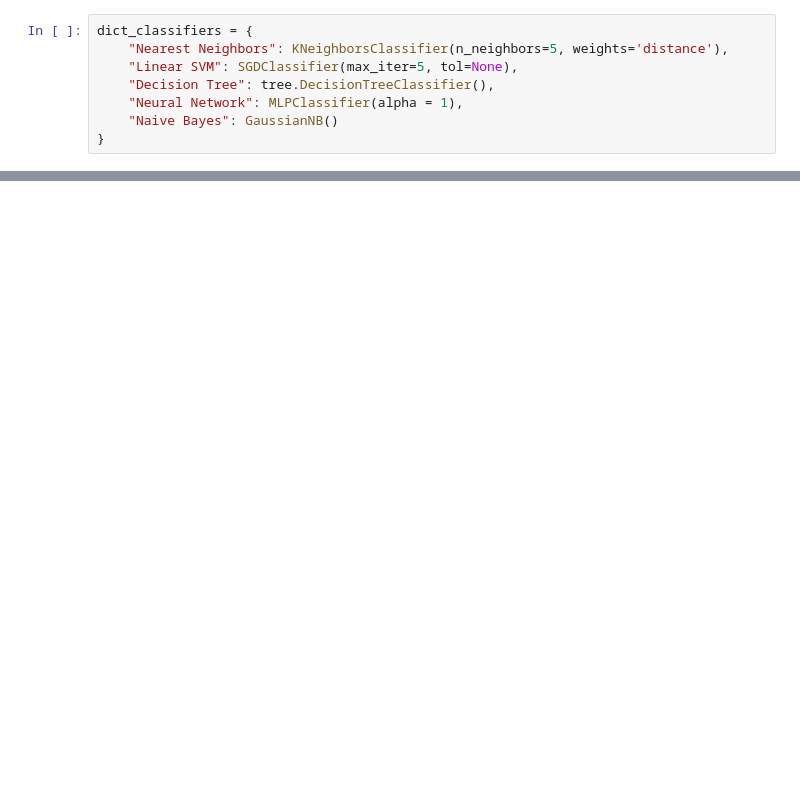
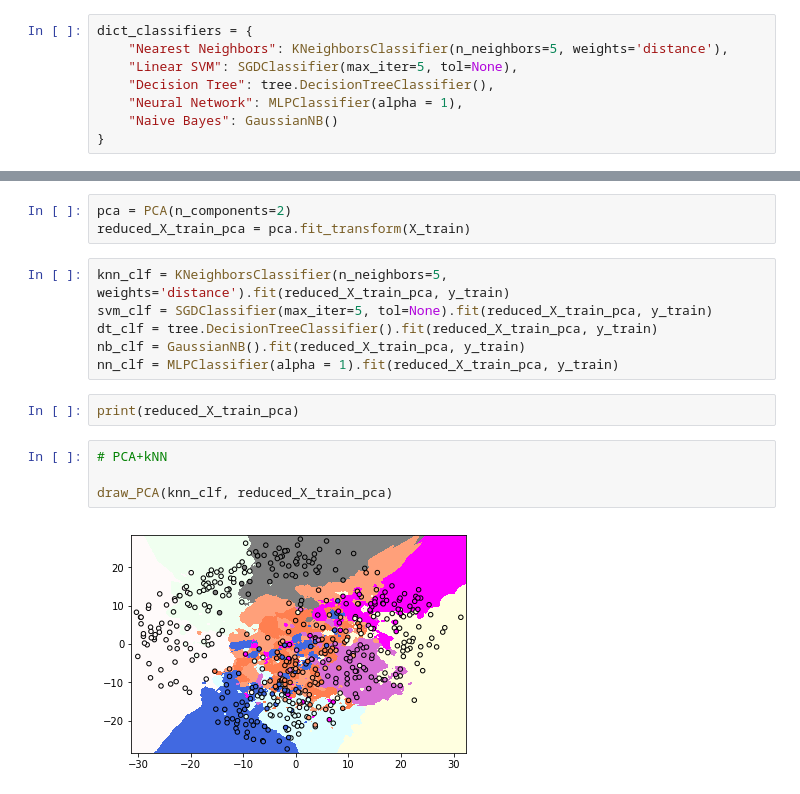
Before and after one commit to iseelotus/classification, a Jupyter notebook: notebooks/Digits_Classification.ipynb, the cells around one changed output, grey strips where cells are left out. Saved outputs shown, nothing was run; the diff lists cells and outputs as text; blank space fills up the shorter version.

Commit message:
finished PCA plotting

```diff
--- a/notebooks/Digits_Classification.ipynb
+++ b/notebooks/Digits_Classification.ipynb
@@ -40,0 +43,17 @@ Accuracy of Naive Bayes : 0.811111111111
+# %%
+pca = PCA(n_components=2)
+reduced_X_train_pca = pca.fit_transform(X_train)
+# %%
+knn_clf = KNeighborsClassifier(n_neighbors=5, weights='distance').fit(reduced_X_train_pca, y_train)
+svm_clf = SGDClassifier(max_iter=5, tol=None).fit(reduced_X_train_pca, y_train)
+dt_clf = tree.DecisionTreeClassifier().fit(reduced_X_train_pca, y_train)
+nb_clf = GaussianNB().fit(reduced_X_train_pca, y_train)
+nn_clf = MLPClassifier(alpha = 1).fit(reduced_X_train_pca, y_train)
+# %%
+print(reduced_X_train_pca)
+# %%
+# PCA+kNN
+
+draw_PCA(knn_clf, reduced_X_train_pca)
+# %% [output]
+[figure, added]
```
Also changed, not shown: parts of 8 cells of this notebook.
